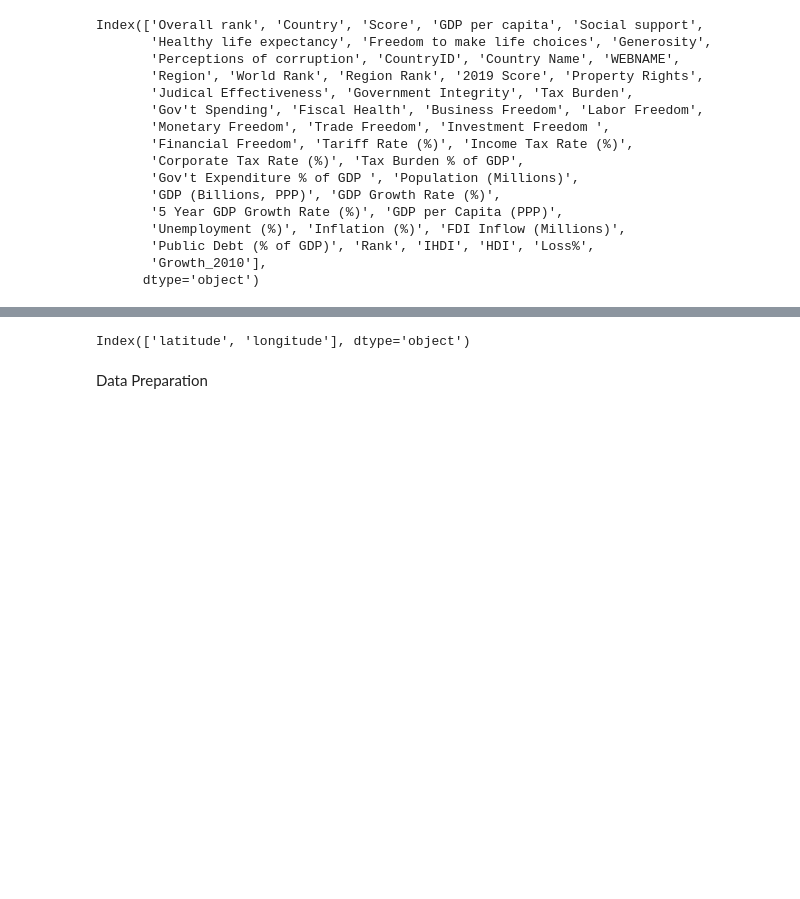
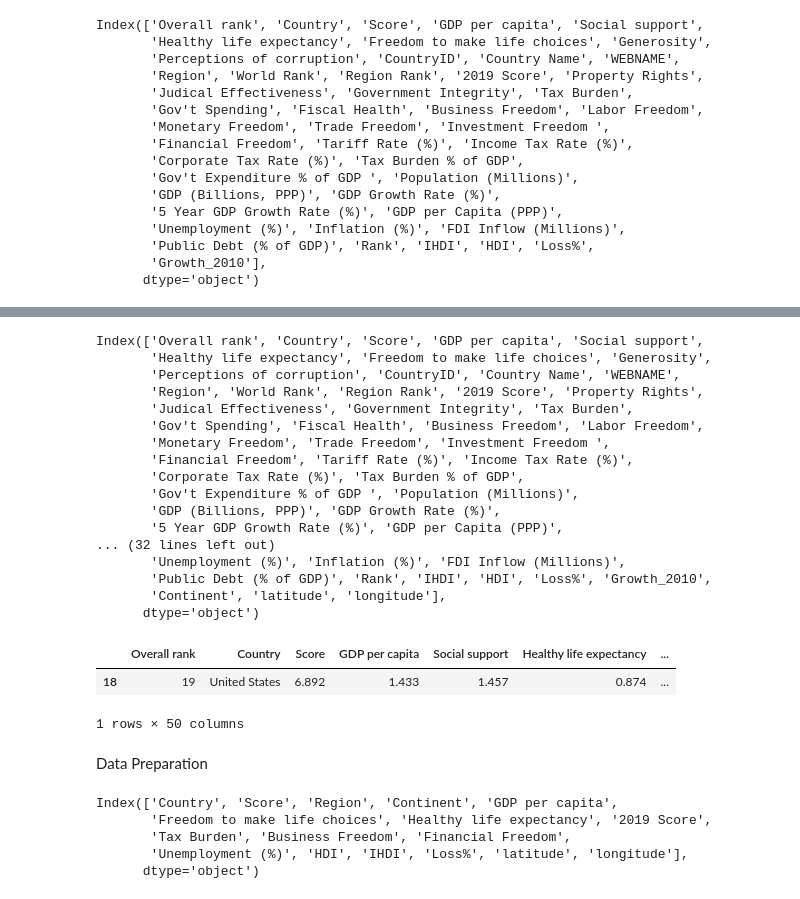
Before and after one commit to mahimahithefish/neuda_g17, a Jupyter notebook: test.ipynb, the cells around one changed output, grey strips where cells are left out. Drawn from its saved outputs; the diff is of its cells as text; code cells hidden in the pictures; blank space fills up the shorter version.

```diff
--- a/test.ipynb
+++ b/test.ipynb
@@ -111,19 +109,41 @@ Index(['Overall rank', 'Country', 'Score', 'GDP per capita', 'Social support',
 # %%
 df6 = pd.read_csv('data/world_population.csv', encoding='latin1')
 df6.rename(columns={'Country/Territory': 'Country'}, inplace=True)
 df6 = df6[['Country', 'Continent']]
 
 df7 = pd.read_csv('data/world_country_and_usa_states_latitude_and_longitude_values.csv')
 df7.rename(columns={'country' : 'Country'}, inplace=True)
-df7 = df7[['latitude', 'longitude']]
+df7 = df7[['latitude', 'longitude', 'Country']]
 
-df7.columns
+print(df4.columns)
+df4 = pd.merge(df4, df6, on='Country')
+print(df4.columns)
+df4 = pd.merge(df4, df7, on='Country')
+print(df4.columns)
 
-# df4 = pd.merge(df4, df6, on='Country')
-# df4 = pd.merge(df4, df7, on='Country')
-# df4.head()
+
+df4.loc[(df4['Country'] == "United States")].head()
 # %% [output]
-Index(['latitude', 'longitude'], dtype='object')
+Index(['Overall rank', 'Country', 'Score', 'GDP per capita', 'Social support',
+       'Healthy life expectancy', 'Freedom to make life choices', 'Generosity',
+       'Perceptions of corruption', 'CountryID', 'Country Name', 'WEBNAME',
+       'Region', 'World Rank', 'Region Rank', '2019 Score', 'Property Rights',
+       'Judical Effectiveness', 'Government Integrity', 'Tax Burden',
+       'Gov't Spending', 'Fiscal Health', 'Business Freedom', 'Labor Freedom',
+       'Monetary Freedom', 'Trade Freedom', 'Investment Freedom ',
+       'Financial Freedom', 'Tariff Rate (%)', 'Income Tax Rate (%)',
+       'Corporate Tax Rate (%)', 'Tax Burden % of GDP',
+       'Gov't Expenditure % of GDP ', 'Population (Millions)',
+       'GDP (Billions, PPP)', 'GDP Growth Rate (%)',
+       '5 Year GDP Growth Rate (%)', 'GDP per Capita (PPP)',
+... (32 lines left out)
+       'Unemployment (%)', 'Inflation (%)', 'FDI Inflow (Millions)',
+       'Public Debt (% of GDP)', 'Rank', 'IHDI', 'HDI', 'Loss%', 'Growth_2010',
+       'Continent', 'latitude', 'longitude'],
+      dtype='object')
+|  | Overall rank | Country | Score | GDP per capita | Social support | Healthy life expectancy | ... |
+| 18 | 19 | United States | 6.892 | 1.433 | 1.457 | 0.874 | ... |
+1 rows × 50 columns
 # %%
 # df1 happiness
 # - Score
@@ -148,11 +168,17 @@ import pandas as pd
 # %% [markdown]
 Data Preparation
 # %%
-##df_index = df4[['Country', 'Score', 'Region', 'Continent', 'GDP per capita', 'Freedom to make life choices',
-#                 'Healthy life expectancy', '2019 Score', 'Tax Burden', 'Business Freedom',
-#                 'Financial Freedom', 'Unemployment (%)', 'HDI', 'IHDI', 'Loss%']]
+df_index = df4[['Country', 'Score', 'Region', 'Continent', 'GDP per capita', 'Freedom to make life choices',
+                'Healthy life expectancy', '2019 Score', 'Tax Burden', 'Business Freedom',
+                'Financial Freedom', 'Unemployment (%)', 'HDI', 'IHDI', 'Loss%', 'latitude', 'longitude']]
 
-df4.columns
+df_index.columns
+# %% [output]
+Index(['Country', 'Score', 'Region', 'Continent', 'GDP per capita',
+       'Freedom to make life choices', 'Healthy life expectancy', '2019 Score',
+       'Tax Burden', 'Business Freedom', 'Financial Freedom',
+       'Unemployment (%)', 'HDI', 'IHDI', 'Loss%', 'latitude', 'longitude'],
+      dtype='object')
 # %%
 df_index.loc[df_index["Continent"] == "Oceania", "Continent"] = "Asia & Oceania"
 df_index.loc[df_index["Continent"] == "Asia", "Continent"] = "Asia & Oceania"
```
Also changed, not shown: parts of 11 cells of this notebook, 1 other file.
